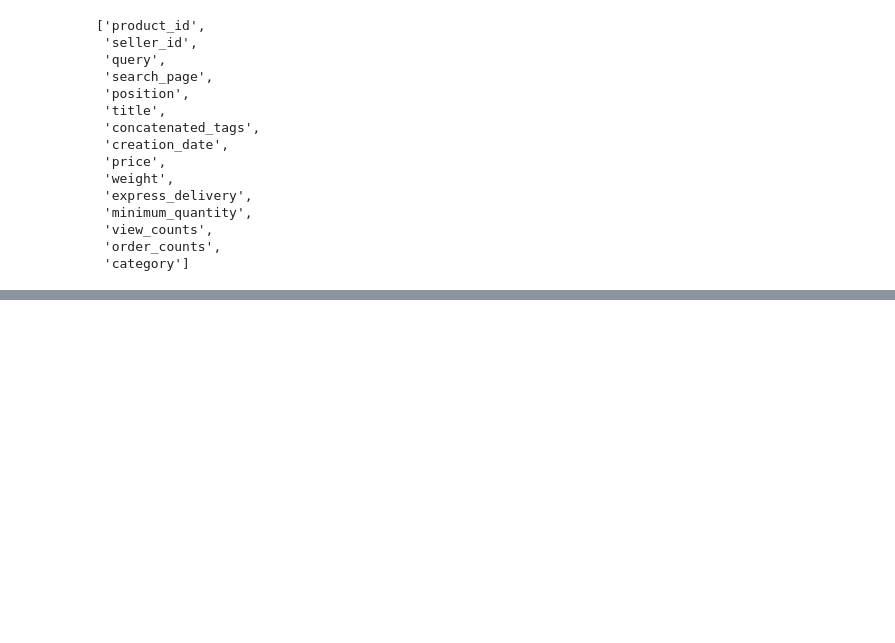
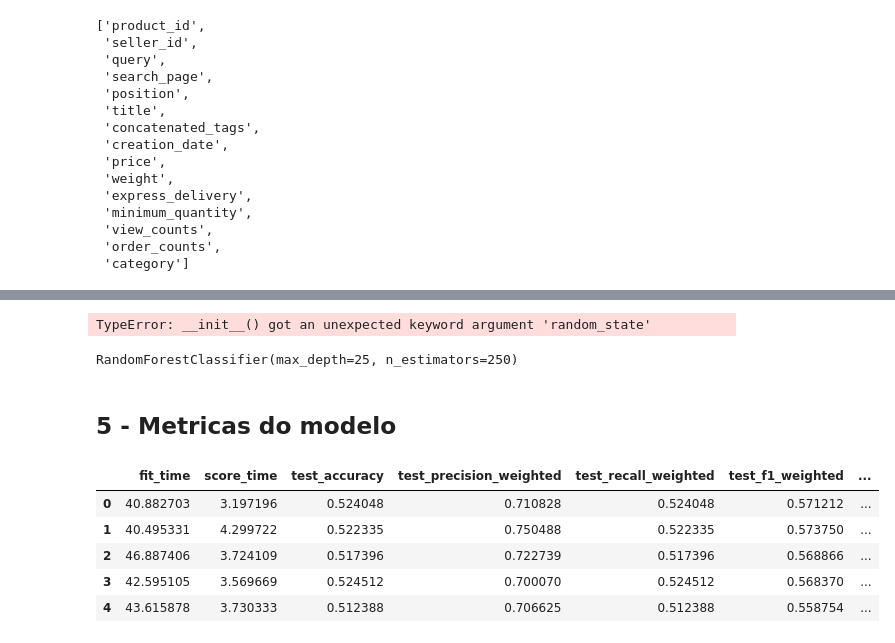
Before and after one commit to Chikuji/intelligent-systems-project, a Jupyter notebook: training/trainer.ipynb, the cells around one changed output, grey strips where cells are left out. Drawn from its saved outputs; the diff is of its cells as text; code cells hidden in the pictures; blank space fills up the shorter version.

```diff
--- a/training/trainer.ipynb
+++ b/training/trainer.ipynb
@@ -164,0 +167,13 @@ Name: category, dtype: int64
+# %%
+parameters = {'n_estimators':[200,250], 'max_depth':[20,25]}
+forest = GridSearchCV(estimator=RandomForestClassifier(), param_grid=parameters, n_jobs=-1, cv=5, refit=True, scoring='balanced_accuracy')
+forest.fit(df_x, df_y)
+forest.best_score_
+# %% [output]
+TypeError: __init__() got an unexpected keyword argument 'random_state'
+# %%
+forest.best_estimator_
+# %% [output]
+RandomForestClassifier(max_depth=25, n_estimators=250)
+# %% [markdown]
+## 5 - Metricas do modelo
@@ -164,0 +183,24 @@ Name: category, dtype: int64
+# %%
+def run_experiments(X, y, models) -> pd.DataFrame:
+
+    dfs = []
+    results = []
+    names = []
+    seed = 10
+
+    # métricas de avaliação
+    scoring = ['accuracy', 'precision_weighted', 'recall_weighted', 'f1_weighted', 'roc_auc']
+
+    # tipo de particionamento
+    kfold = model_selection.KFold(n_splits=5, shuffle=True, random_state=seed)
+
+    # para cada modelo/algoritmo ...
+    for name, model in models:
+        cv_results = model_selection.cross_validate(model, X, y, cv=kfold, scoring=scoring)
+        results.append(cv_results)
+        names.append(name)
+        this_df = pd.DataFrame(cv_results)
+        this_df['model'] = name
+        dfs.append(this_df)
+    final = pd.concat(dfs, ignore_index=True)
+    return final
@@ -164,0 +209,9 @@ Name: category, dtype: int64
+# %%
+df_results
+# %% [output]
+|  | fit_time | score_time | test_accuracy | test_precision_weighted | test_recall_weighted | test_f1_weighted | ... |
+| 0 | 40.882703 | 3.197196 | 0.524048 | 0.710828 | 0.524048 | 0.571212 | ... |
+| 1 | 40.495331 | 4.299722 | 0.522335 | 0.750488 | 0.522335 | 0.573750 | ... |
+| 2 | 46.887406 | 3.724109 | 0.517396 | 0.722739 | 0.517396 | 0.568866 | ... |
+| 3 | 42.595105 | 3.569669 | 0.524512 | 0.700070 | 0.524512 | 0.568370 | ... |
+| 4 | 43.615878 | 3.730333 | 0.512388 | 0.706625 | 0.512388 | 0.558754 | ... |
```
Also changed, not shown: parts of 33 cells of this notebook, 4 other files.
